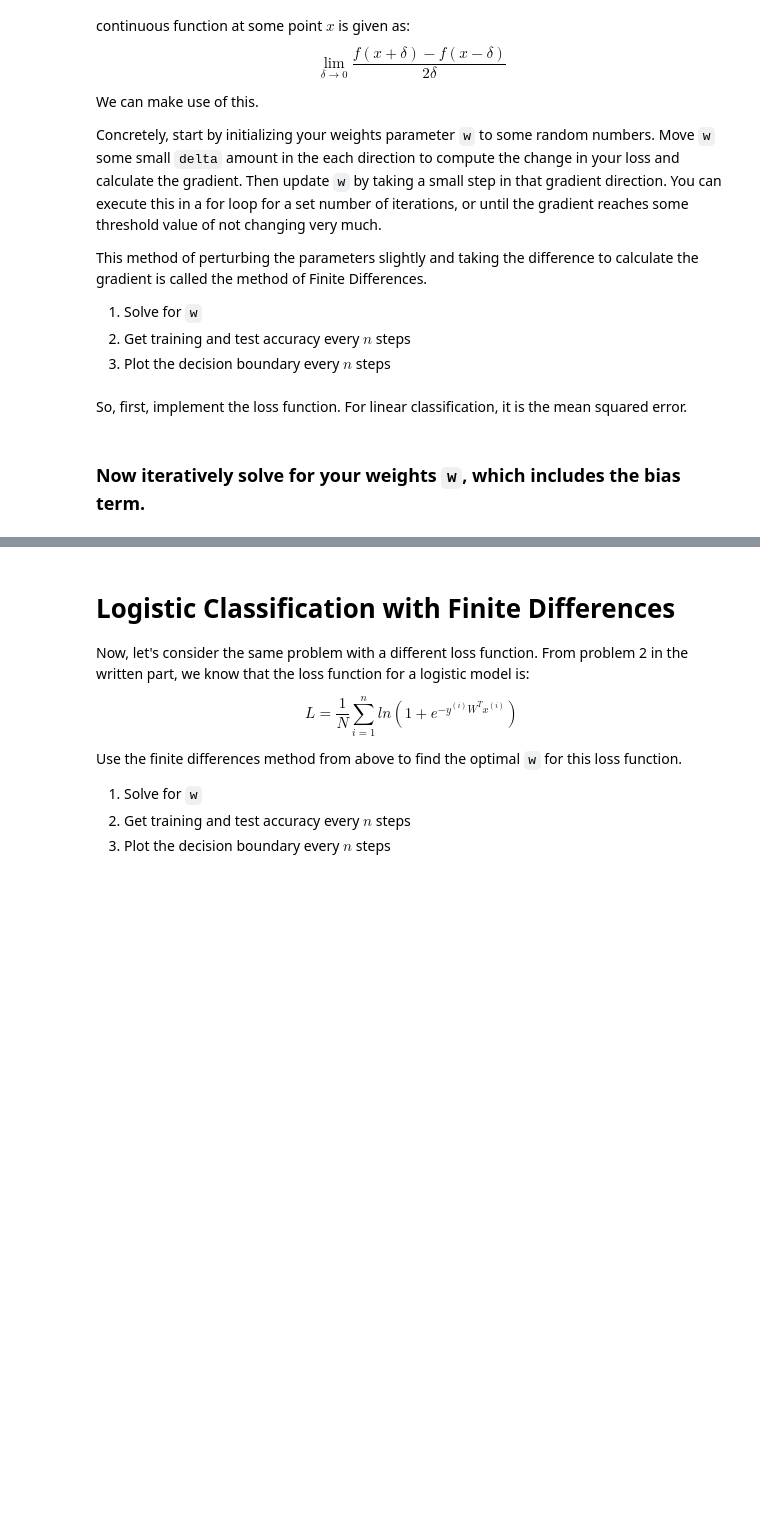
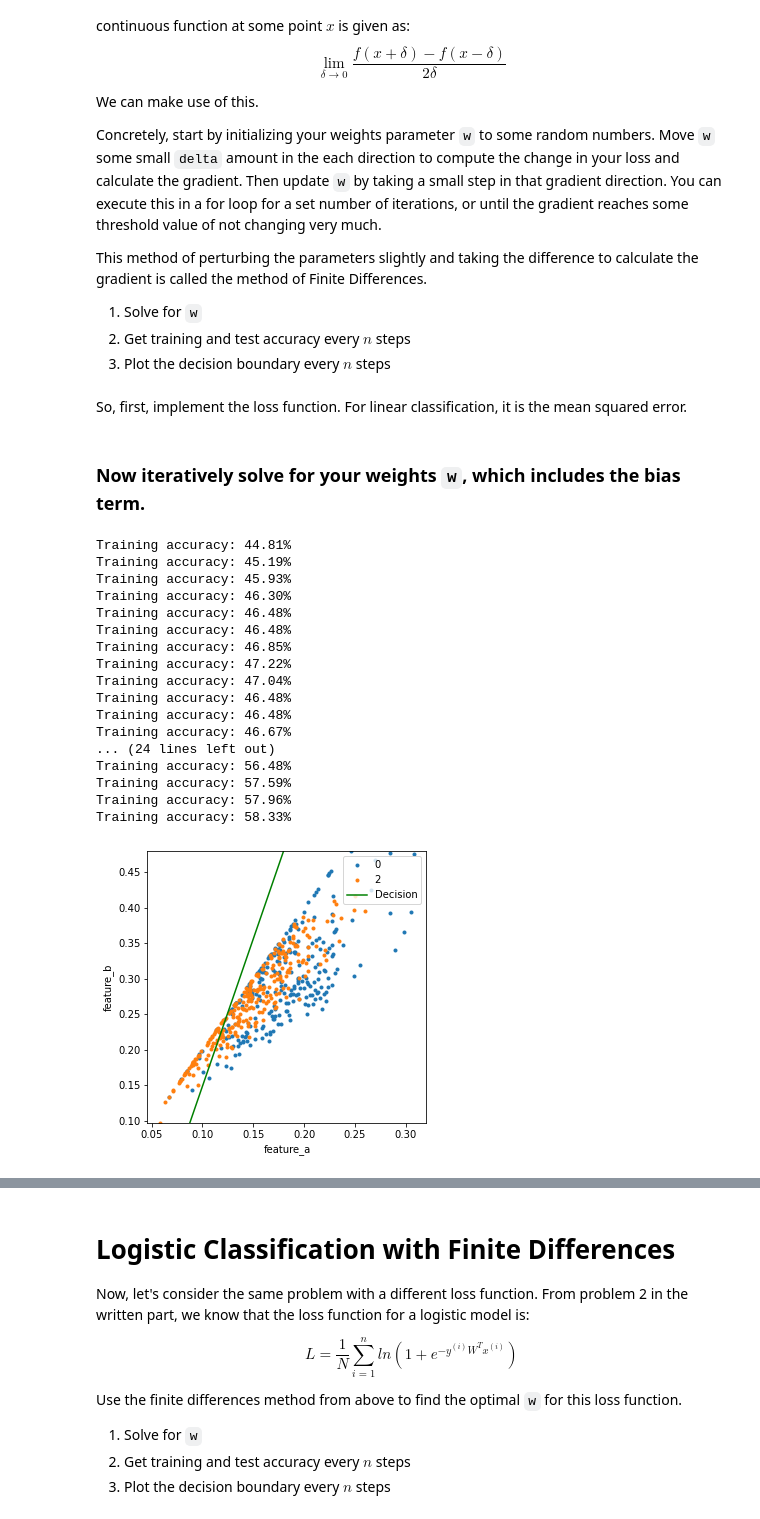
Before and after one commit to guptashrey/BME548L-Machine-Learning-Imaging, a Jupyter notebook: Homework/S2023_HW2.ipynb, the cells around one changed output, grey strips where cells are left out. Cells and saved outputs as stored; diff of their text form; code cells hidden in the pictures; blank space fills up the shorter version.

```diff
--- a/Homework/S2023_HW2.ipynb
+++ b/Homework/S2023_HW2.ipynb
@@ -156,8 +162,20 @@ X_features_test =  np.apply_along_axis(compute_features, 1,
                                  X_test.reshape(X_test.shape[0], X_test.shape[1]*X_test.shape[2]))
 
 # add a bias term to the features
+ones = np.ones((X_features.shape[0], 1))
+X_features_updated = np.concatenate((X_features, ones), axis=1)
+
+ones = np.ones((X_features_test.shape[0], 1))
+X_features_test_updated = np.concatenate((X_features_test, ones), axis=1)
 
 # convert training and testing labels to -1 and 1
+pseudo_y_train = np.copy(y_train)
+pseudo_y_train[y_train == number_a] = -1
+pseudo_y_train[y_train == number_b] = 1
+
+pseudo_y_test = np.copy(y_test)
+pseudo_y_test[y_test == number_a] = -1
+pseudo_y_test[y_test == number_b] = 1
 # %% [markdown]
 *Now* we can have some fun.
 # %% [markdown]
@@ -181,26 +199,81 @@ So, first, implement the loss function. For linear classification, it is the mea
 # %%
 # 4 POINTS for correct implementation
 def loss(features, labels, weights):
-    return np.inf
+    preds = np.dot(features, weights)
+    loss = (np.sum((preds - labels) ** 2)) / len(labels)
+    return loss
 # %% [markdown]
 ### Now iteratively solve for your weights `w`, which includes the bias term.
 # %%
+np.random.seed(12)
+
+def accuracy_metrics(features, weights, label):
+
+    preds = np.dot(features, weights)
+    preds[preds > 0] = 1
+    preds[preds < 0] = -1
+    correct = 0
+    for i in range(len(preds)):
+        if preds[i] == label[i]:
+            correct += 1
+    return correct/len(preds) * 100
+
 # 8 POINTS for correct implementation
 w = np.random.rand(3) # init weights to some random value.
-num_iterations = 0 # set this to the number of iterations
-delta = 1e-5 # This may need to be adjusted
-step_size = 1e-4 # This may also need to be adjusted
+num_iterations = 800 # set this to the number of iterations
+delta = 1e-1 # This may need to be adjusted
+step_size = 1e-1 # This may also need to be adjusted
 start_t = time()
 
-for i in range(num_iterations):
+for i in range(1, num_iterations+1):
     # move w0 some delta and calculate derivative in w0 direction
     # move w1 some delta and calculate derivative in w1 direction
     # move w2 some delta and calculate derivative in w2 direction
     # these three numbers together form the gradient of loss at w
     # update w by taking some step_size in the direction of the gradient going down
     # plot the decision boundary and report accuracies every 20 iterations
 
+    temp = w.copy()
+
+    temp[0] = w[0] + delta
+    dl_w0_dw0 = (loss(X_features_updated, pseudo_y_train, temp) - loss(X_features_updated, pseudo_y_train, w))/delta
+
+    temp = w.copy()
+    temp[1] = w[1] + delta
+    dl_w1_dw1 = (loss(X_features_updated, pseudo_y_train, temp) - loss(X_features_updated, pseudo_y_train, w))/delta
+
+    temp = w.copy()
+    temp[2] = w[2] + delta
+    dl_w2_dw2 = (loss(X_features_updated, pseudo_y_train, temp) - loss(X_features_updated, pseudo_y_train, w))/delta
+
+    w[0] = w[0] - dl_w0_dw0 * step_size
+    w[1] = w[1] - dl_w1_dw1 * step_size
+    w[2] = w[2] - dl_w2_dw2 * step_size
+
+    # print final accuracies and plot the decision boundary
+    if i % 20 == 0:
+        print(f"Training accuracy: {format(accuracy_metrics(X_features_updated, w, pseudo_y_train), '.2f')}%")
+
 end_t = time()
-# print final accuracies and plot the decision boundary
+visualize_model(X_features_updated, pseudo_y_train, w)
+# %% [output]
+Training accuracy: 44.81%
+Training accuracy: 45.19%
+Training accuracy: 45.93%
+Training accuracy: 46.30%
+Training accuracy: 46.48%
+Training accuracy: 46.48%
+Training accuracy: 46.85%
+Training accuracy: 47.22%
+Training accuracy: 47.04%
+Training accuracy: 46.48%
+Training accuracy: 46.48%
+Training accuracy: 46.67%
+... (24 lines left out)
+Training accuracy: 56.48%
+Training accuracy: 57.59%
+Training accuracy: 57.96%
+Training accuracy: 58.33%
+[figure, added]
 # %%
 print("average time per iteration: {} seconds".format((end_t-start_t)/num_iterations))
```
Also changed, not shown: parts of 7 cells of this notebook, 2 other files.
